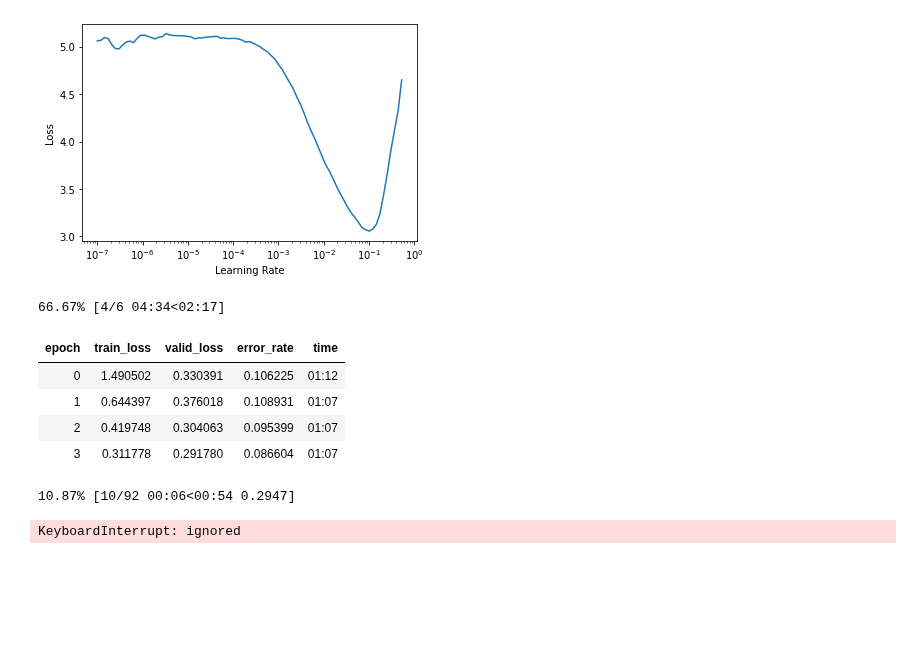
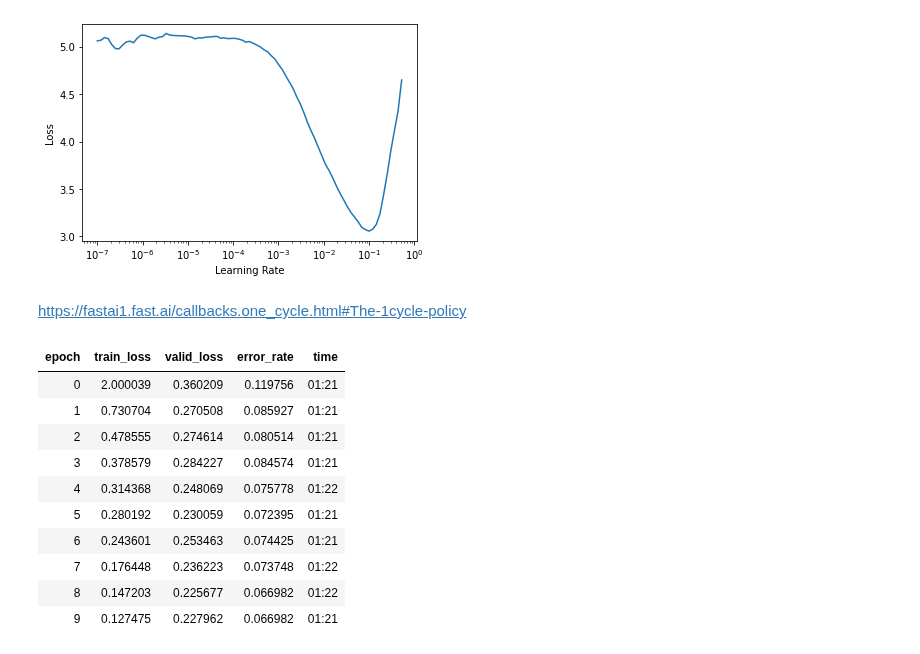
Before and after one commit to i-SanMartin/FastAI, a Jupyter notebook: 05_Pet_Breeds/Classifier.ipynb, the cells around one changed output. Saved outputs shown, nothing was run; the diff lists cells and outputs as text; code cells hidden in the pictures; blank space fills up the shorter version.

```diff
--- a/05_Pet_Breeds/Classifier.ipynb
+++ b/05_Pet_Breeds/Classifier.ipynb
@@ -210,17 +210,22 @@ learn.lr_find()
 [interactive output not drawn]
 SuggestedLRs(lr_min=0.010000000149011612, lr_steep=0.00363078061491251)
 [figure]
+# %% [markdown]
+https://fastai1.fast.ai/callbacks.one_cycle.html#The-1cycle-policy
 # %%
-learn.fit_one_cycle(6, 3e-3)
+learn.fit_one_cycle(10, lr_max=slice(1e-3,3e-3))
 # %% [output]
-66.67% [4/6 04:34<02:17]
 | epoch | train_loss | valid_loss | error_rate | time |
-| 0 | 1.490502 | 0.330391 | 0.106225 | 01:12 |
-| 1 | 0.644397 | 0.376018 | 0.108931 | 01:07 |
-| 2 | 0.419748 | 0.304063 | 0.095399 | 01:07 |
-| 3 | 0.311778 | 0.291780 | 0.086604 | 01:07 |
+| 0 | 2.000039 | 0.360209 | 0.119756 | 01:21 |
+| 1 | 0.730704 | 0.270508 | 0.085927 | 01:21 |
+| 2 | 0.478555 | 0.274614 | 0.080514 | 01:21 |
+| 3 | 0.378579 | 0.284227 | 0.084574 | 01:21 |
+| 4 | 0.314368 | 0.248069 | 0.075778 | 01:22 |
+| 5 | 0.280192 | 0.230059 | 0.072395 | 01:21 |
+| 6 | 0.243601 | 0.253463 | 0.074425 | 01:21 |
+| 7 | 0.176448 | 0.236223 | 0.073748 | 01:22 |
+| 8 | 0.147203 | 0.225677 | 0.066982 | 01:22 |
+| 9 | 0.127475 | 0.227962 | 0.066982 | 01:21 |
-10.87% [10/92 00:06<00:54 0.2947]
-KeyboardInterrupt: ignored
 # %%
 learn.unfreeze()
 learn.lr_find()
```
Also changed, not shown: parts of 3 cells of this notebook.
